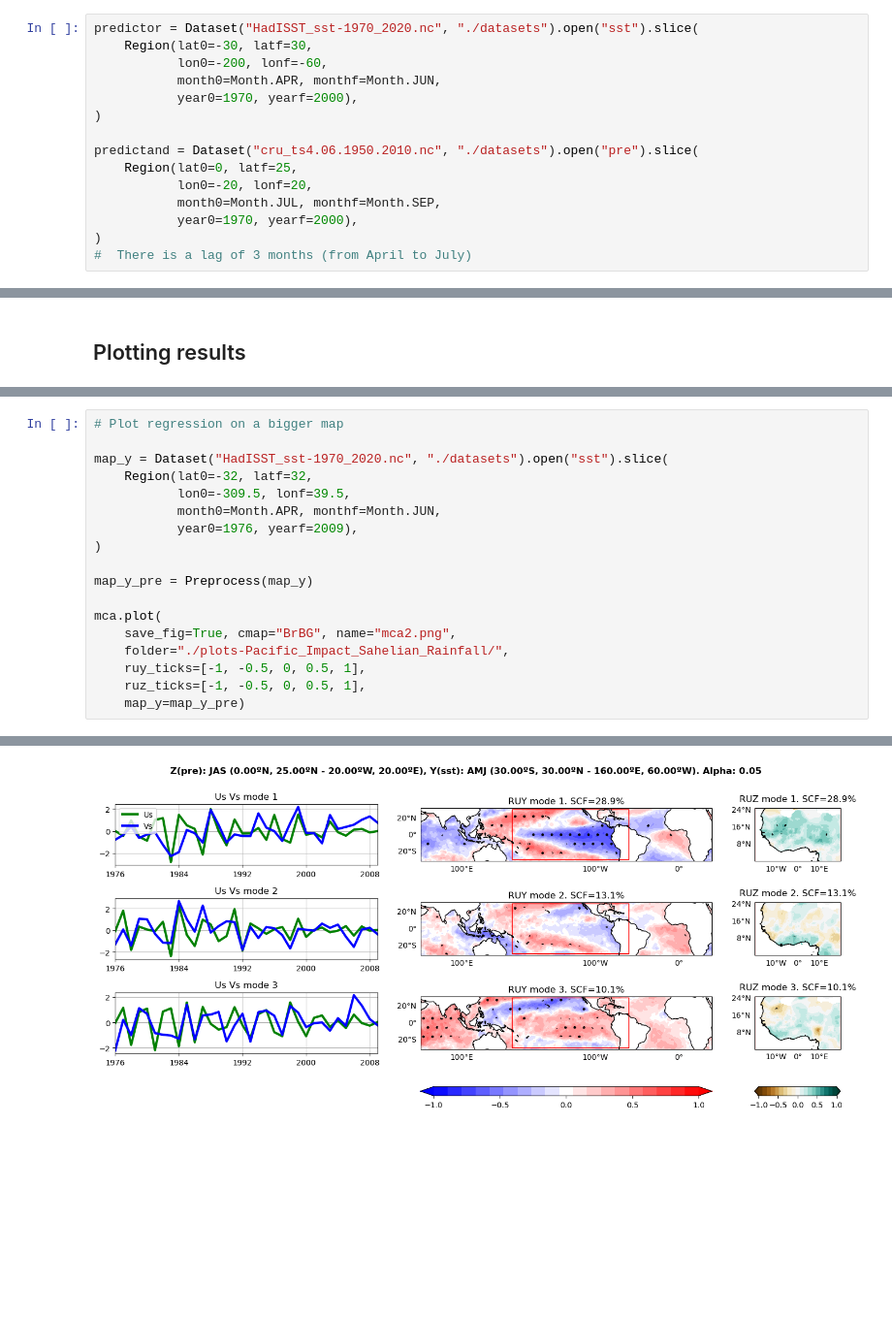
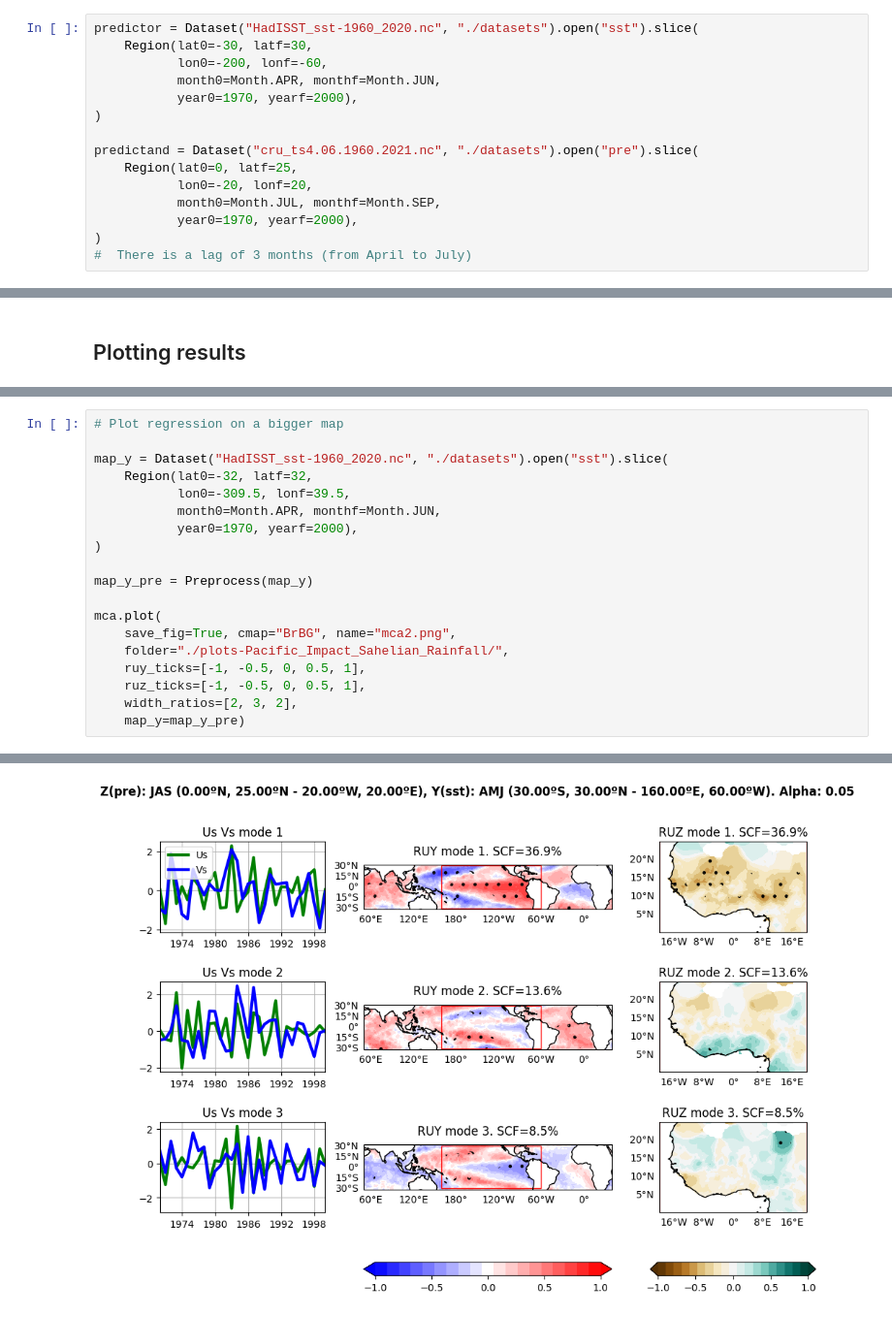
Before and after one commit to pabloduran016/Spy4CastManual, a Jupyter notebook: Pacific_Impact_Sahelian_Rainfall.ipynb, the cells around one changed output, grey strips where cells are left out. Shown: that part at 97% size. Cells and saved outputs as stored; diff of their text form; blank space fills up the shorter version.

```diff
--- a/Pacific_Impact_Sahelian_Rainfall.ipynb
+++ b/Pacific_Impact_Sahelian_Rainfall.ipynb
@@ -7,14 +7,14 @@ from spy4cast.spy4cast import Preprocess, MCA, Crossvalidation
 # %% [markdown]
 ## Configuration
 # %%
-predictor = Dataset("HadISST_sst-1970_2020.nc", "./datasets").open("sst").slice(
+predictor = Dataset("HadISST_sst-1960_2020.nc", "./datasets").open("sst").slice(
     Region(lat0=-30, latf=30,
            lon0=-200, lonf=-60,
            month0=Month.APR, monthf=Month.JUN,
            year0=1970, yearf=2000),
 )
 
-predictand = Dataset("cru_ts4.06.1950.2010.nc", "./datasets").open("pre").slice(
+predictand = Dataset("cru_ts4.06.1960.2021.nc", "./datasets").open("pre").slice(
     Region(lat0=0, latf=25,
            lon0=-20, lonf=20,
            month0=Month.JUL, monthf=Month.SEP,
@@ -92,11 +115,11 @@ cross.plot_zhat(1999, figsize=(12, 10), save_fig=True, name="zhat_1999.png",
 # %%
 # Plot regression on a bigger map
 
-map_y = Dataset("HadISST_sst-1970_2020.nc", "./datasets").open("sst").slice(
+map_y = Dataset("HadISST_sst-1960_2020.nc", "./datasets").open("sst").slice(
     Region(lat0=-32, latf=32,
            lon0=-309.5, lonf=39.5,
            month0=Month.APR, monthf=Month.JUN,
-           year0=1976, yearf=2009),
+           year0=1970, yearf=2000),
 )
 
 map_y_pre = Preprocess(map_y)
@@ -106,5 +129,6 @@ mca.plot(
     folder="./plots-Pacific_Impact_Sahelian_Rainfall/",
     ruy_ticks=[-1, -0.5, 0, 0.5, 1],
     ruz_ticks=[-1, -0.5, 0, 0.5, 1],
+    width_ratios=[2, 3, 2],
     map_y=map_y_pre)
 # %% [output]
@@ -123 +147 @@ mca.plot(
-[figure, old version]
+[figure, new version]
```
Also changed, not shown: parts of 5 cells of this notebook, 14 other files.
